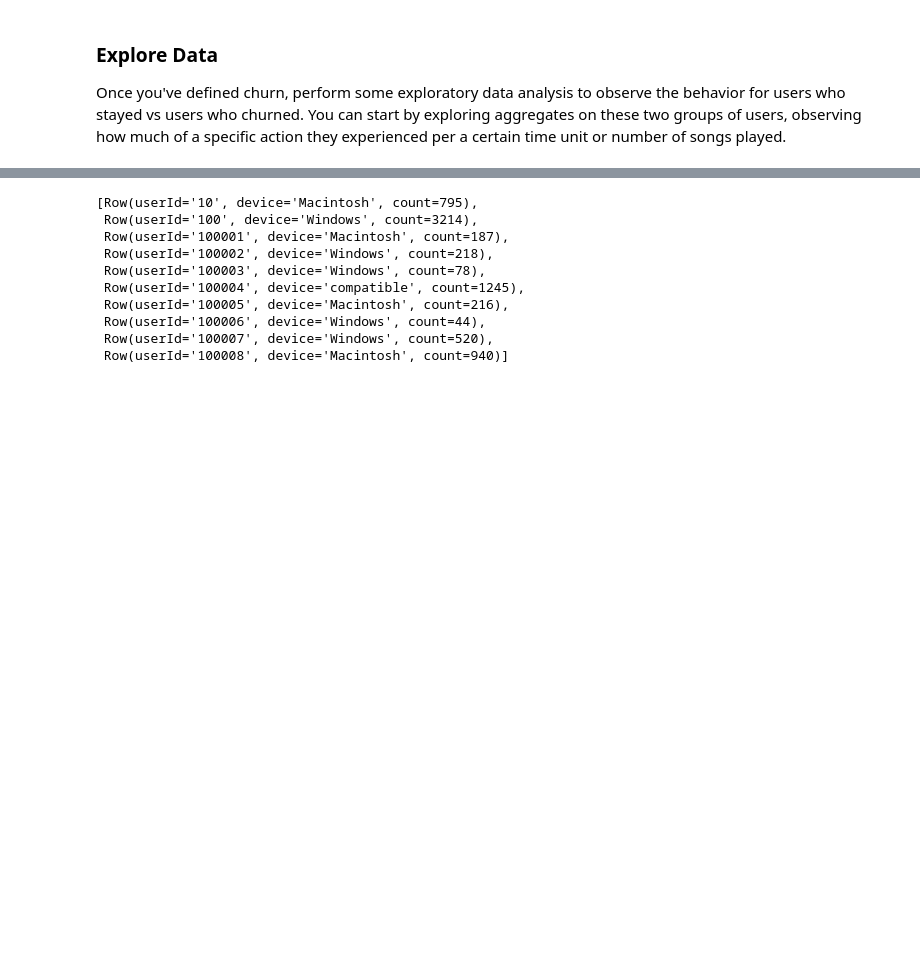
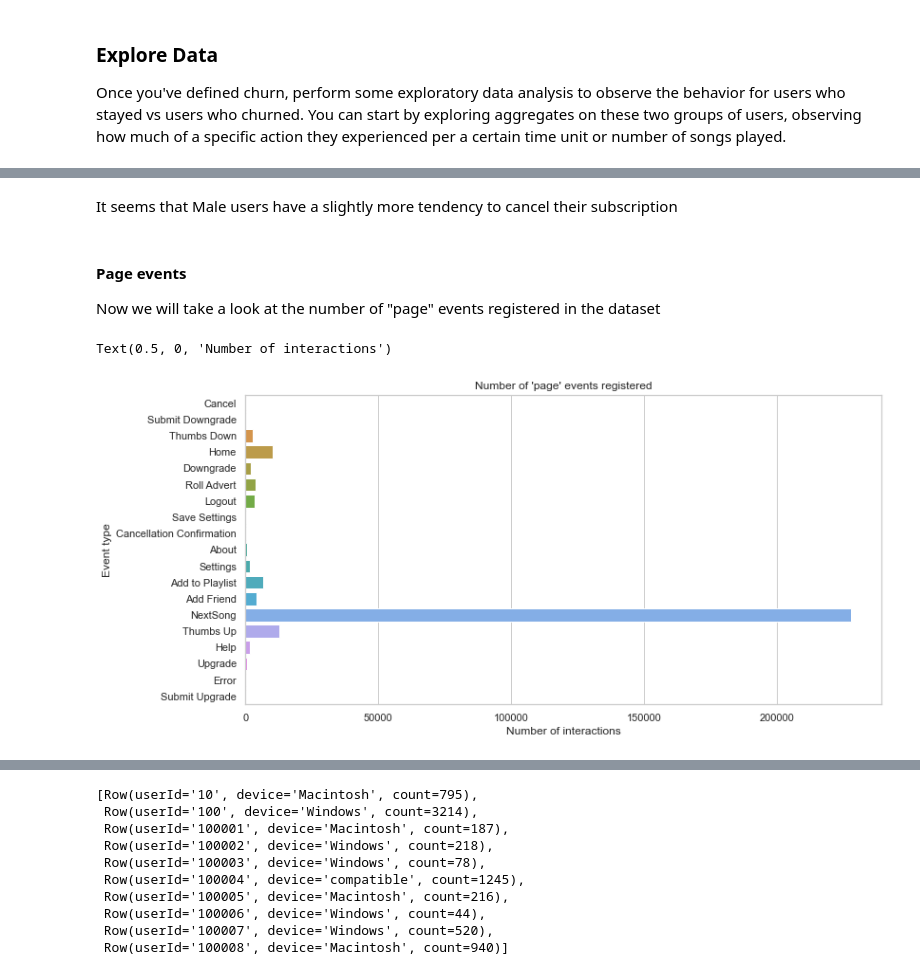
Before and after one commit to pedflotor/Sparkify-Churn-Prediction, a Jupyter notebook: Sparkify.ipynb, the cells around one changed output, grey strips where cells are left out. Drawn from its saved outputs; the diff is of its cells as text; code cells hidden in the pictures; blank space fills up the shorter version.

```diff
--- a/Sparkify.ipynb
+++ b/Sparkify.ipynb
@@ -460,8 +282,0 @@ data
-# %%
-# Ploting
-plt.figure(figsize=(12, 7))
-sns.set(style="darkgrid")
-ax = sns.boxplot(x='count', y='churn', orient="h", data=data)
-ax.set_title("Thumbs Up per sessionId by churn")
-ax.set_xlabel("Number of interactions - thumbs up")
-ax.set_ylabel("Churn")
@@ -526,0 +306,17 @@ device_cnts = spark.createDataFrame(device_cnts.sort_values(['userId','count']).
+# %% [markdown]
+It seems that Male users have a slightly more tendency to cancel their subscription
+# %% [markdown]
+#### Page events
+Now we will take a look at the number of "page" events registered in the dataset
+# %%
+# Number of "page" events registered
+data = sparkify_events.groupby("page").count().alias("count").toPandas()
+plt.figure(figsize=(12, 6))
+sns.set_style("whitegrid")
+ax = sns.barplot(x="count", y="page", data=data)
+ax.set_title("Number of 'page' events registered")
+ax.set_ylabel("Event type")
+ax.set_xlabel("Number of interactions")
+# %% [output]
+Text(0.5, 0, 'Number of interactions')
+[figure, added]
```
Also changed, not shown: parts of 45 cells of this notebook.
